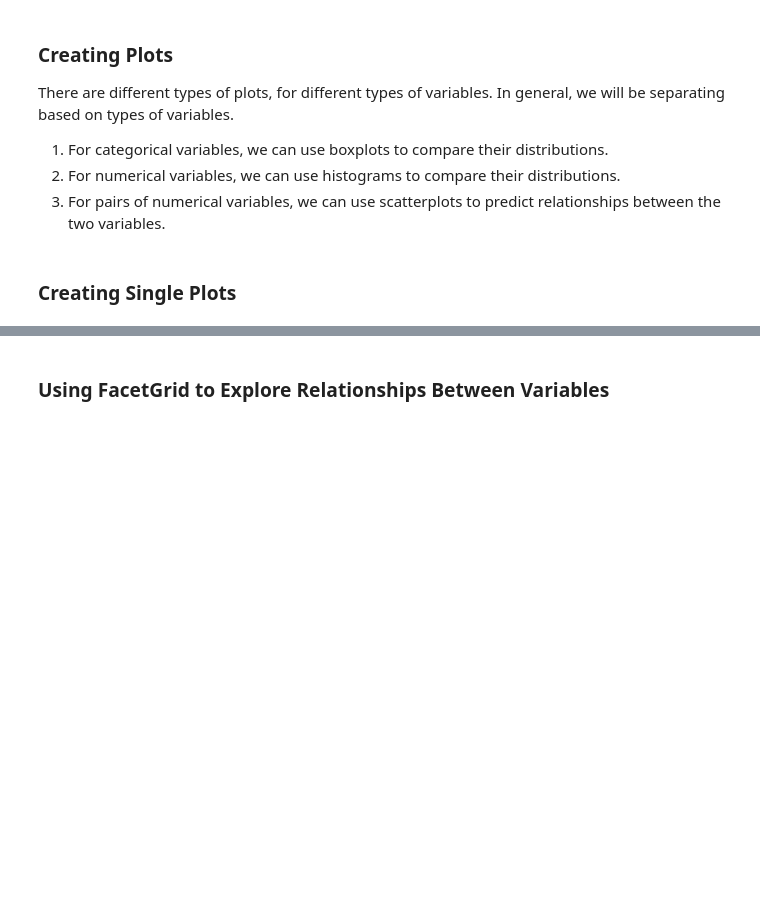
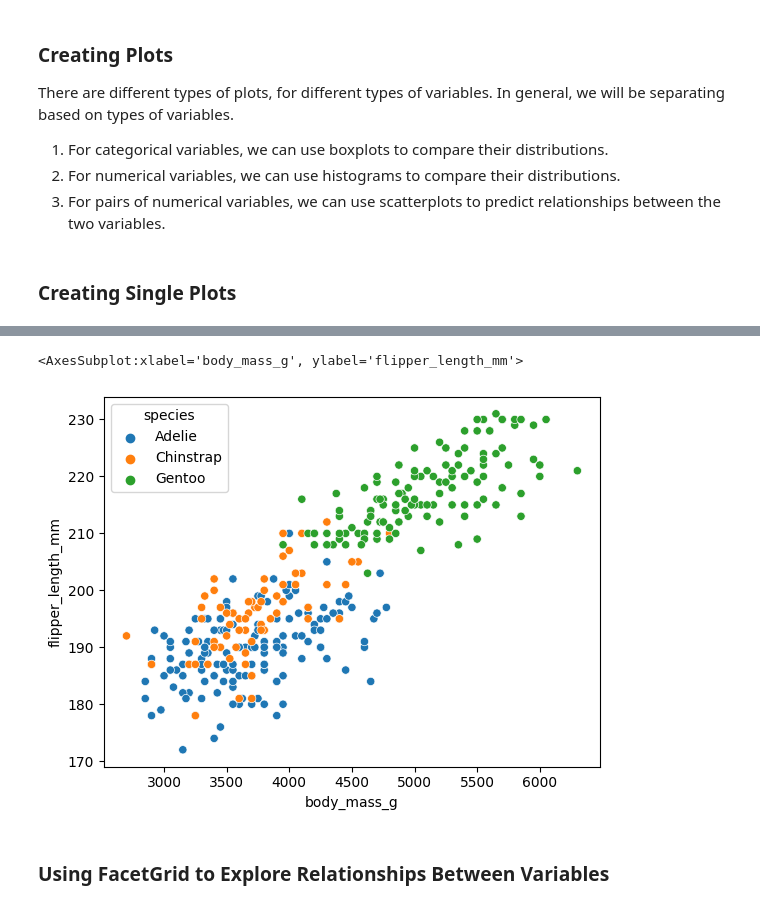
Before and after one commit to gnswain/math475, a Jupyter notebook: week5_sync/penguins-notebook.ipynb, the cells around one changed output, grey strips where cells are left out. Cells and saved outputs as stored; diff of their text form; code cells hidden in the pictures; blank space fills up the shorter version.

```diff
--- a/week5_sync/penguins-notebook.ipynb
+++ b/week5_sync/penguins-notebook.ipynb
@@ -75,3 +124,8 @@ There are different types of plots, for different types of variables. In general
+# %%
+sns.scatterplot(penguins_df, x = 'body_mass_g', y = 'flipper_length_mm', hue = 'species')
+# %% [output]
+<AxesSubplot:xlabel='body_mass_g', ylabel='flipper_length_mm'>
+[figure, added]
 # %% [markdown]
 ### Using FacetGrid to Explore Relationships Between Variables
 # %% [markdown]
```
Also changed, not shown: parts of 19 cells of this notebook.
